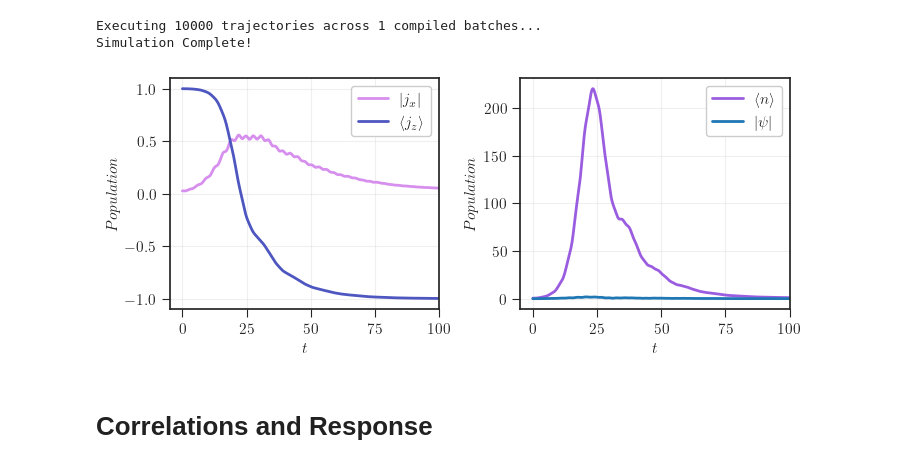
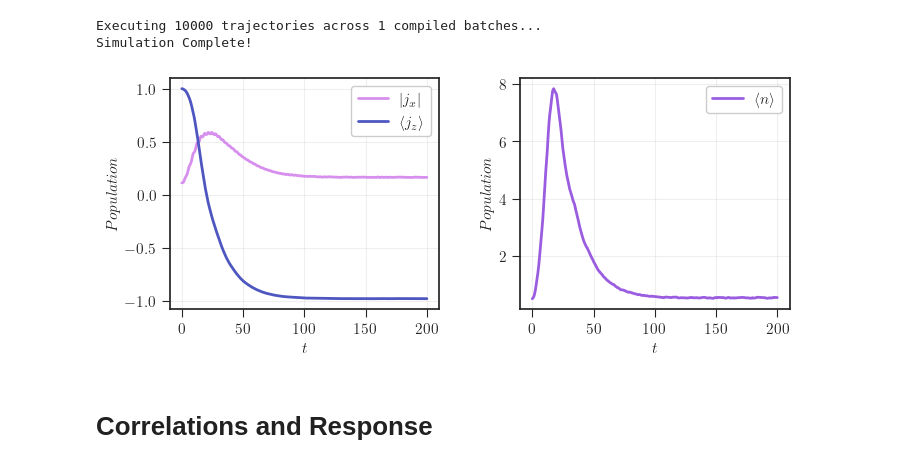
Before and after one commit to juardilag/NM_Dicke_DTWA, a Jupyter notebook: test.ipynb, the cells around one changed output. Drawn from its saved outputs; the diff is of its cells as text; code cells hidden in the pictures.

```diff
--- a/test.ipynb
+++ b/test.ipynb
@@ -9,24 +9,24 @@ import matplotlib.pyplot as plt
 # %%
 # Constant Parameters
 p = {
-    "n_spins": 1000,
+    "n_spins": 50,
     "omega_0": 1.0,
     "B_z": 1.0,
     "alpha": 0.05,
     "omega_c": 5.0,
     "s": 1.0,
-    "g": 0.25,
-    "T": 0.2,
-    "initial_direction": jnp.array([0.01, 0.0, 0.99]),
+    "g": 0.2,
+    "T": 0.01,
+    "initial_direction": jnp.array([0.0, 0.0, 1.0]),
     "n_photons_initial": 0.0,
-    "time_steps": 5_000,
-    "frequency_steps": 5_000,
+    "time_steps": 10_000,
+    "frequency_steps": 10_000,
     "n_trajectories": 10_000,
     "batch_size": 10_000
 }
 
 key=jax.random.PRNGKey(42)
-t_max = 400
+t_max = 200
 
 _, subkey = jax.random.split(key)
 dtwa_keys = jax.random.split(subkey, p['n_trajectories'])
@@ -73,32 +73,32 @@ Simulation Complete!
 # %%
 plt.style.use(['seaborn-v0_8-white', './style.mplstyle'])
 
 fig, ax = plt.subplots(1, 2, figsize=(8, 3))
 plt.subplots_adjust(wspace=0.3)
 
 ax[0].plot(t_grid, stats['abs_jx'], linewidth = 2, label = r'$\vert j_x \vert$',
            color = '#D78FEE')
 ax[0].plot(t_grid, stats['j_z'], linewidth = 2, label = r'$\langle j_z \rangle$',
            color = '#4E56C0')
 ax[0].grid(alpha = 0.3)
 ax[0].set_xlabel(r'$t$')
 ax[0].set_ylabel(r'$Population$')
-ax[0].set_xlim(-5, 100)
+#ax[0].set_xlim(-5, 400)
 ax[0].legend()
 
 ax[1].plot(t_grid, jnp.real(stats['mean_photon_number']), linewidth = 2, label = r'$\langle n \rangle$',
            color = '#9B5DE0')
-ax[1].plot(t_grid, stats['abs_mean_psi'], linewidth = 2, label = r'$\vert \psi \vert$')
+#ax[1].plot(t_grid, stats['abs_mean_psi'], linewidth = 2, label = r'$\vert \psi \vert$')
 ax[1].grid(alpha = 0.3)
 ax[1].set_xlabel(r'$t$')
 ax[1].set_ylabel(r'$Population$')
-ax[1].set_xlim(-5, 100)
+#ax[1].set_xlim(-5, 400)
 ax[1].legend()
 
 plt.savefig('dynamics.png', dpi = 300, bbox_inches='tight')
 plt.show()
 # %% [output]
-[figure, old version]
+[figure, new version]
 # %% [markdown]
 # Correlations and Response
 # %%
```
Also changed, not shown: parts of 3 cells of this notebook.
